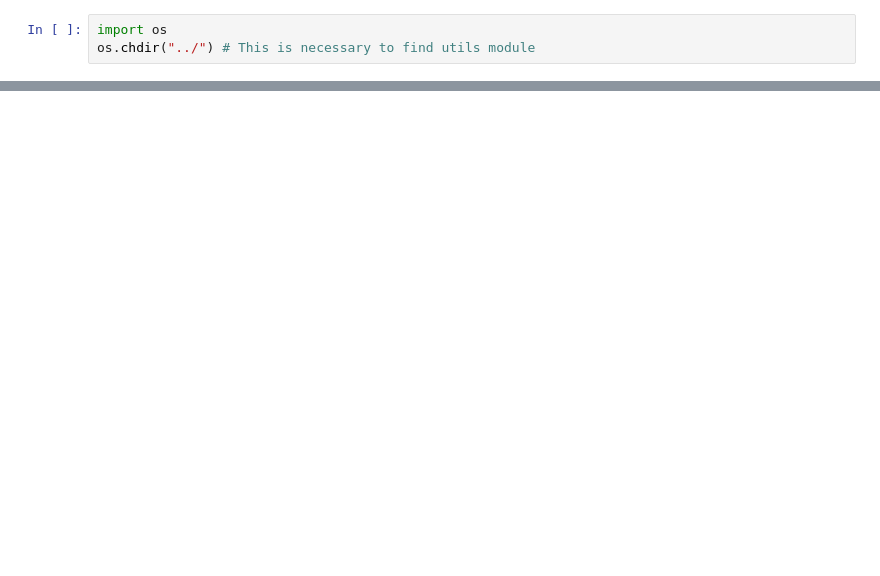
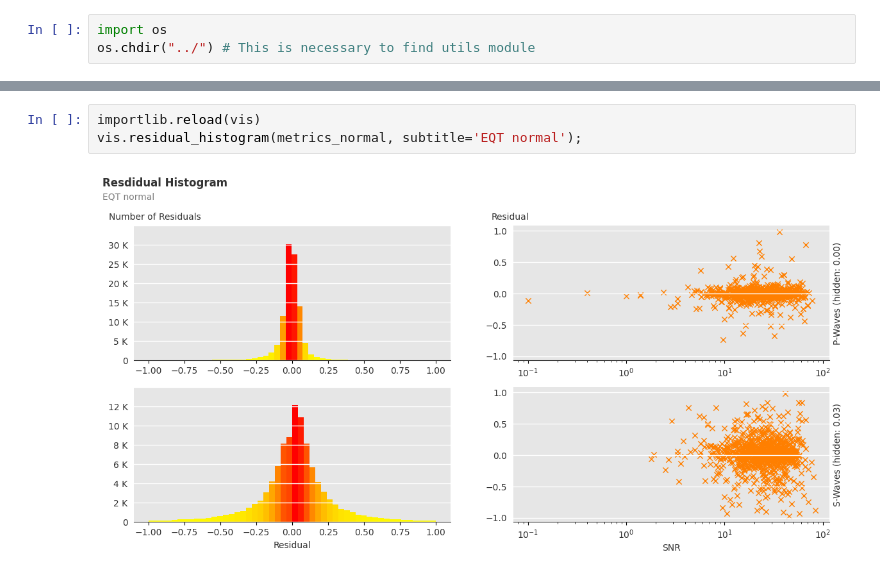
Before and after one commit to ib31iat/earthquake-monitoring, a Jupyter notebook: code/notebooks/try_visualisations.ipynb, the cells around one changed output, grey strips where cells are left out. Drawn from its saved outputs; the diff is of its cells as text; blank space fills up the shorter version.

```diff
--- a/code/notebooks/try_visualisations.ipynb
+++ b/code/notebooks/try_visualisations.ipynb
@@ -26,0 +34,5 @@ importlib.reload(vis)
+# %%
+importlib.reload(vis)
+vis.residual_histogram(metrics_normal, subtitle='EQT normal');
+# %% [output]
+[figure, added]
```
Also changed, not shown: parts of 11 cells of this notebook.
